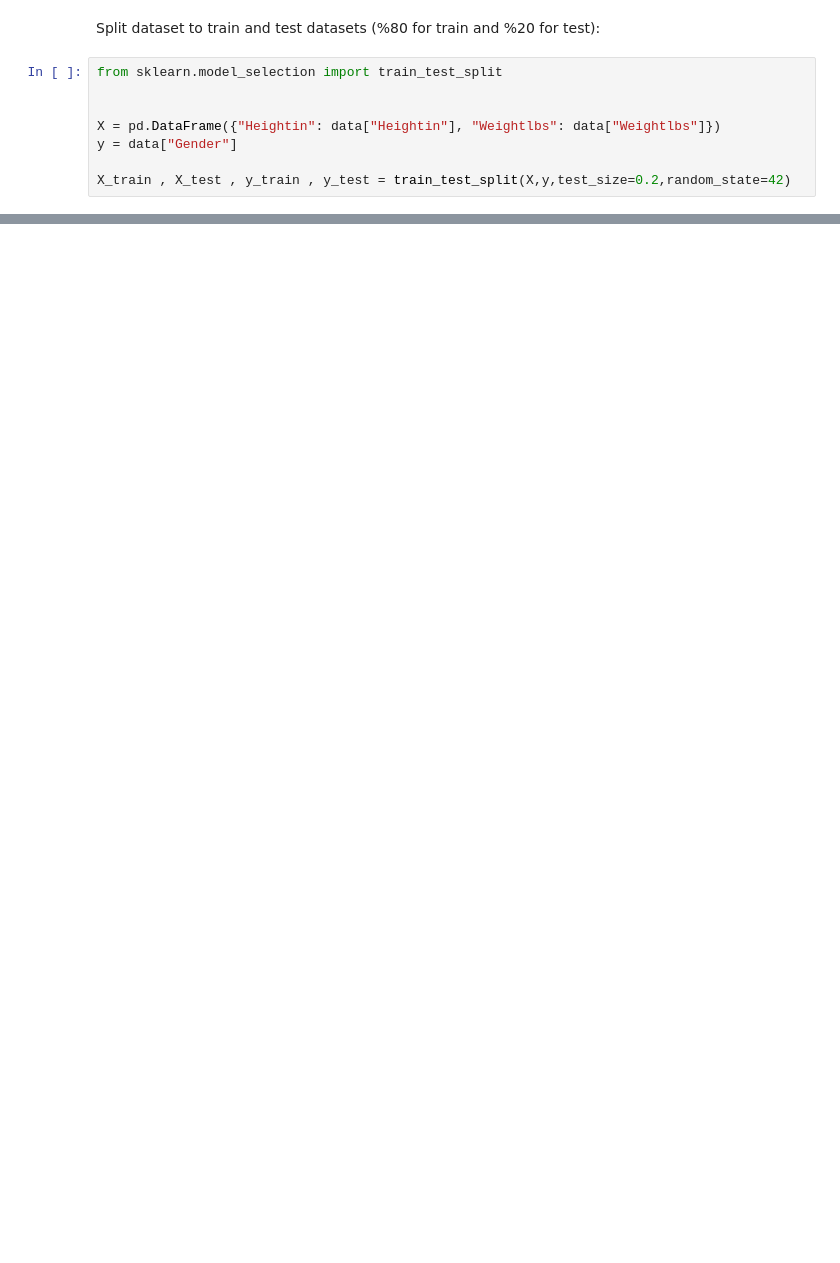
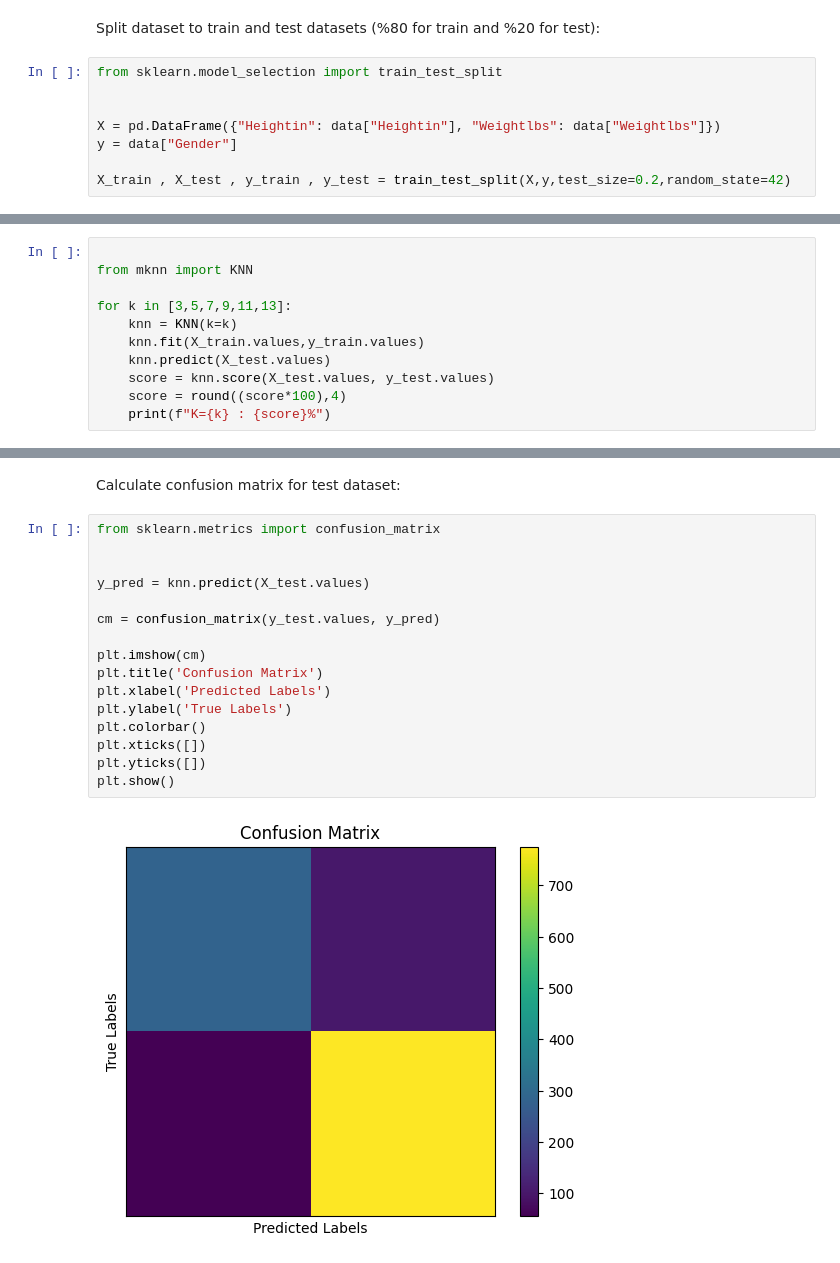
Before and after one commit to Moein-Moatali-2006/Machine-learning, a Jupyter notebook: 6.2/ANSUR II/main.ipynb, the cells around one changed output, grey strips where cells are left out. Drawn from its saved outputs; the diff is of its cells as text; blank space fills up the shorter version.

```diff
--- a/6.2/ANSUR II/main.ipynb
+++ b/6.2/ANSUR II/main.ipynb
@@ -52,0 +76,11 @@ X_train , X_test , y_train , y_test = train_test_split(X,y,test_size=0.2,random_
+# %%
+
+from mknn import KNN
+
+for k in [3,5,7,9,11,13]:
+    knn = KNN(k=k)
+    knn.fit(X_train.values,y_train.values)
+    knn.predict(X_test.values)
+    score = knn.score(X_test.values, y_test.values)
+    score = round((score*100),4)
+    print(f"K={k} : {score}%")
@@ -52,0 +105,20 @@ X_train , X_test , y_train , y_test = train_test_split(X,y,test_size=0.2,random_
+# %% [markdown]
+Calculate confusion matrix for test dataset:
+# %%
+from sklearn.metrics import confusion_matrix
+
+
+y_pred = knn.predict(X_test.values)
+
+cm = confusion_matrix(y_test.values, y_pred)
+
+plt.imshow(cm)
+plt.title('Confusion Matrix')
+plt.xlabel('Predicted Labels')
+plt.ylabel('True Labels')
+plt.colorbar()
+plt.xticks([])
+plt.yticks([])
+plt.show()
+# %% [output]
+[figure, added]
```
Also changed, not shown: parts of 13 cells of this notebook, 6 other files.
